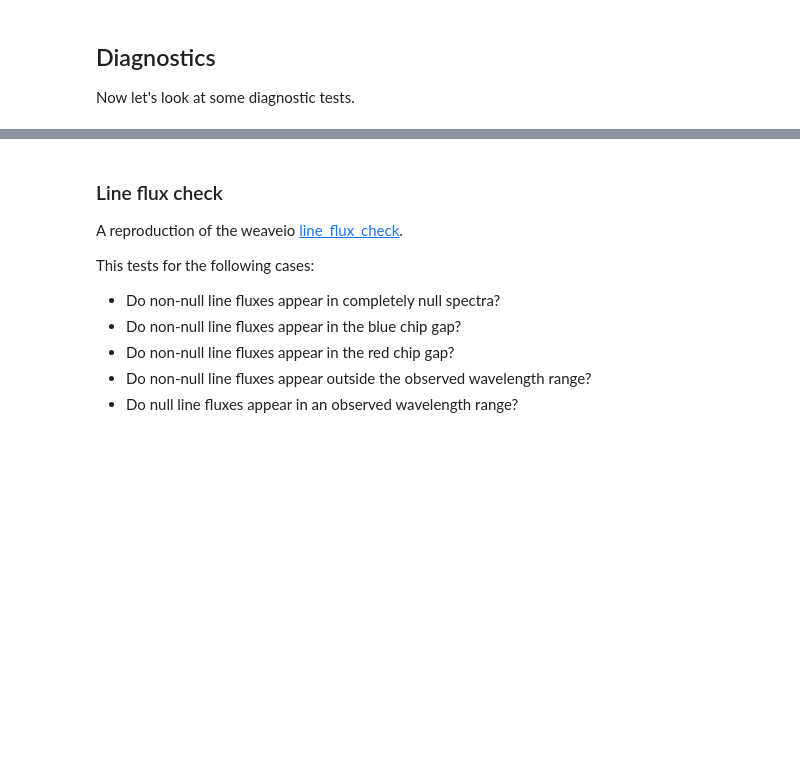
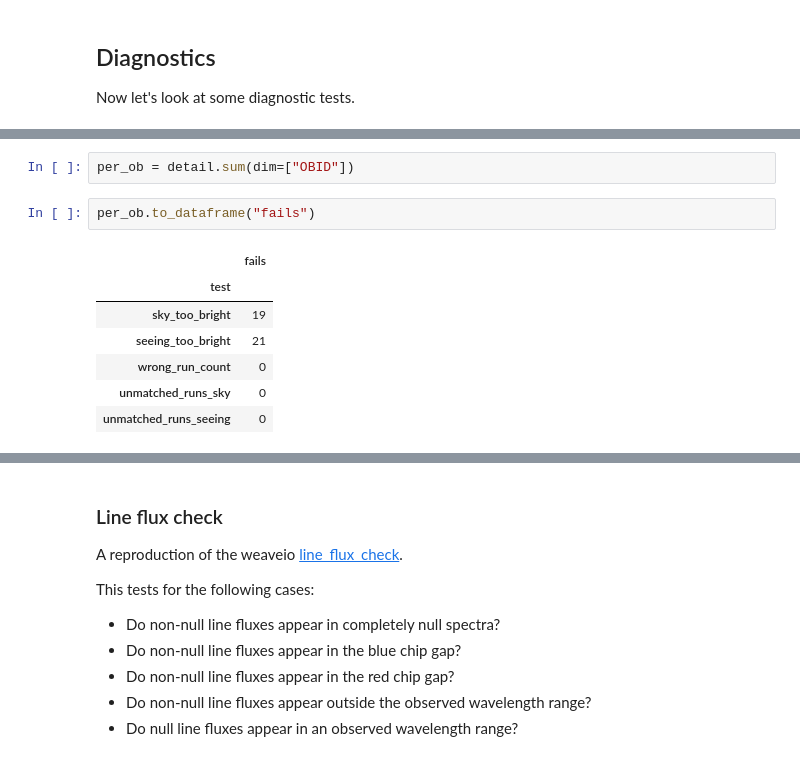
Before and after one commit to bamford/qagmire, a Jupyter notebook: nbs/02_quality_assurance.ipynb, the cells around one changed output, grey strips where cells are left out. Drawn from its saved outputs; the diff is of its cells as text; blank space fills up the shorter version.

```diff
--- a/nbs/02_quality_assurance.ipynb
+++ b/nbs/02_quality_assurance.ipynb
@@ -87,0 +208,12 @@ class ObsCondCheck(Diagnostics):
+# %%
+per_ob = detail.sum(dim=["OBID"])
+# %%
+per_ob.to_dataframe("fails")
+# %% [output]
+|  | fails |
+| test |  |
+| sky_too_bright | 19 |
+| seeing_too_bright | 21 |
+| wrong_run_count | 0 |
+| unmatched_runs_sky | 0 |
+| unmatched_runs_seeing | 0 |
```
Also changed, not shown: parts of 21 cells of this notebook, 7 other files.
